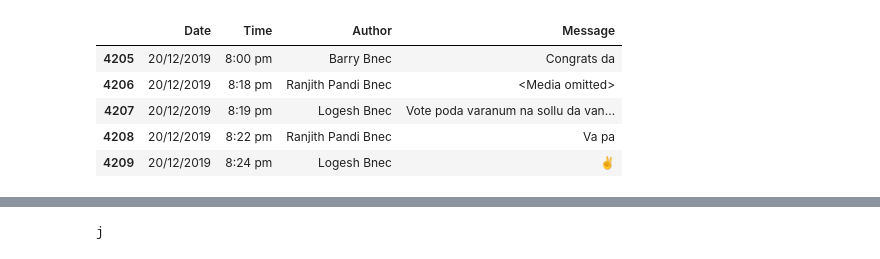
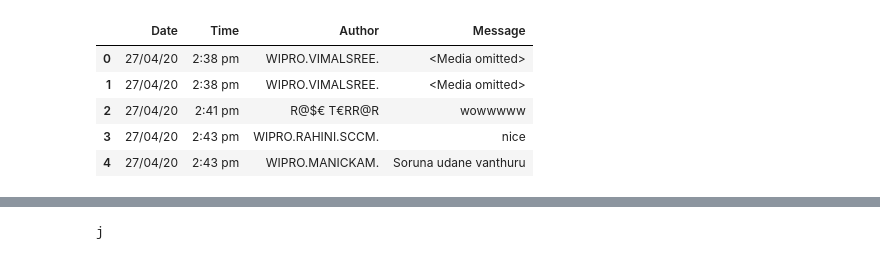
Before and after one commit to alexanderaryan/PythonWork, a Jupyter notebook: ChatAnalyzer/Chatilizer/chat.ipynb, the cells around one changed output, grey strips where cells are left out. Cells and saved outputs as stored; diff of their text form; code cells hidden in the pictures.

```diff
--- a/ChatAnalyzer/Chatilizer/chat.ipynb
+++ b/ChatAnalyzer/Chatilizer/chat.ipynb
@@ -81,12 +105,12 @@ with open(conversationPath, encoding="utf-8") as fp:
 # %%
 import pandas as pd
-import matplotlib
+
 df = pd.DataFrame(parsedData, columns=['Date', 'Time', 'Author', 'Message'])
-df.tail()
+df.head()
 # %% [output]
 |  | Date | Time | Author | Message |
-| 4205 | 20/12/2019 | 8:00 pm | Barry Bnec | Congrats da |
-| 4206 | 20/12/2019 | 8:18 pm | Ranjith Pandi Bnec | <Media omitted> |
-| 4207 | 20/12/2019 | 8:19 pm | Logesh Bnec | Vote poda varanum na sollu da van... |
-| 4208 | 20/12/2019 | 8:22 pm | Ranjith Pandi Bnec | Va pa |
-| 4209 | 20/12/2019 | 8:24 pm | Logesh Bnec | ✌ |
+| 0 | 27/04/20 | 2:38 pm | WIPRO.VIMALSREE. | <Media omitted> |
+| 1 | 27/04/20 | 2:38 pm | WIPRO.VIMALSREE. | <Media omitted> |
+| 2 | 27/04/20 | 2:41 pm | R@$€ T€RR@R | wowwwww |
+| 3 | 27/04/20 | 2:43 pm | WIPRO.RAHINI.SCCM. | nice |
+| 4 | 27/04/20 | 2:43 pm | WIPRO.MANICKAM. | Soruna udane vanthuru |
```
Also changed, not shown: parts of 32 cells of this notebook, 5 other files.
